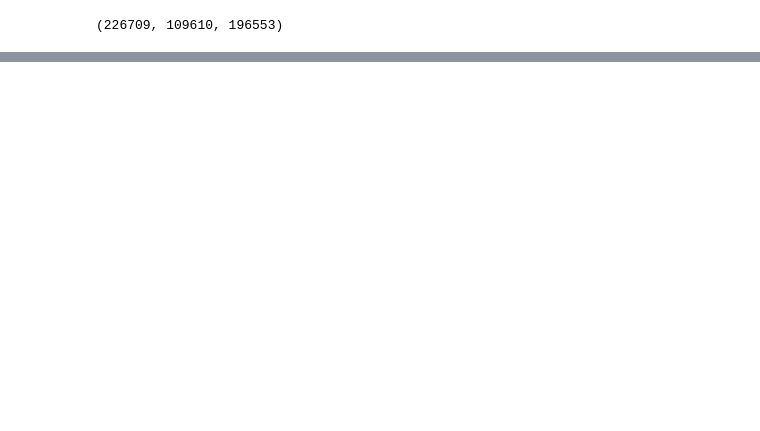
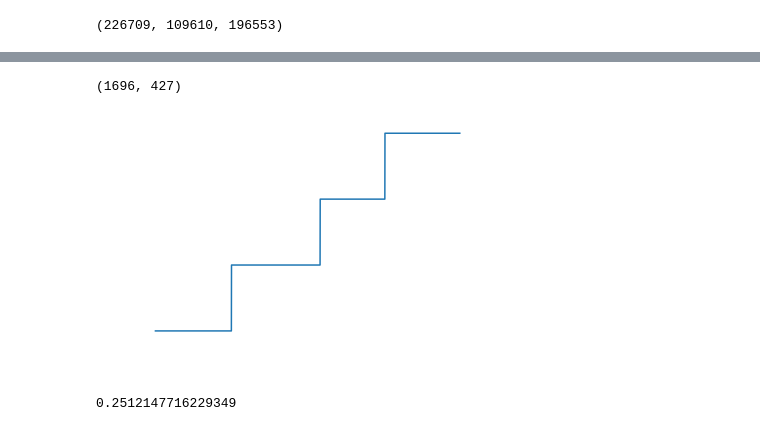
Before and after one commit to utsavvakil/cs5304FinalProject, a Jupyter notebook: DataScience_FinalProject.ipynb, the cells around one changed output, grey strips where cells are left out. Cells and saved outputs as stored; diff of their text form; code cells hidden in the pictures; blank space fills up the shorter version.

```diff
--- a/DataScience_FinalProject.ipynb
+++ b/DataScience_FinalProject.ipynb
@@ -354,7 +801,7 @@ for i in range(len(degrees)):
 unique_universities = list(sorted(universities_count.items(), key=lambda x: x[1], reverse=True))
 top_universities = []
 for school, count in unique_universities:
-    if count >= 10:
+    if count >= 5:
         top_universities.append(school)
 # %%
 len(top_universities)
@@ -408,12 +890,14 @@ for founder in baseline_founders:
 # %%
+median = np.median(labels)
+sorted_labels = sorted(labels)
+lower_median = np.median(sorted_labels[:int(len(sorted_labels)/2)])
+upper_median = np.median(sorted_labels[int(len(sorted_labels)/2):])
 for i in range(len(labels)):
-    if labels[i] == 0.:
-        labels[i] = 0
-    elif labels[i] <= np.mean(labels)/2.and labels[i] > 0:
+    if labels[i] <= lower_median:
         labels[i] = 1
-    elif labels[i] <= np.mean(labels) and labels[i] > np.mean(labels)/2.:
+    elif labels[i] <= median and labels[i] > lower_median:
         labels[i] = 2
-    elif labels[i] <= (3/2)*np.mean(labels) and labels[i] > np.mean(labels):
+    elif labels[i] <= upper_median and labels[i] > median:
         labels[i] = 3
     else:
         labels[i] = 4
@@ -461,0 +1001,14 @@ plt.show()
+# %%
+median = np.median(labels)
+sorted_labels = sorted(labels)
+lower_median = np.median(sorted_labels[:int(len(sorted_labels)/2)])
+upper_median = np.median(sorted_labels[int(len(sorted_labels)/2):])
+for i in range(len(labels)):
+    if labels[i] <= lower_median:
+        labels[i] = 1
+    elif labels[i] <= median and labels[i] > lower_median:
+        labels[i] = 2
+    elif labels[i] <= upper_median and labels[i] > median:
+        labels[i] = 3
+    else:
+        labels[i] = 4
@@ -461,0 +1167,20 @@ plt.show()
+# %%
+len(train_labels), len(test_labels)
+# %% [output]
+(1696, 427)
+# %%
+fig = plt.figure()
+
+params = {"ytick.color" : "w",
+          "xtick.color" : "w",
+          "axes.labelcolor" : "w",
+          "axes.edgecolor" : "w"}
+plt.rcParams.update(params)
+
+plt.plot(sorted(labels))
+plt.xlabel('Datapoint #')
+plt.ylabel('Label #')
+fig.savefig('temp.png', transparent=True)
+plt.show()
+# %% [output]
+[figure, added]
@@ -461,0 +1195,4 @@ plt.show()
+# %%
+count1/len(labels)
+# %% [output]
+0.2512147716229349
```
Also changed, not shown: parts of 58 cells of this notebook.
